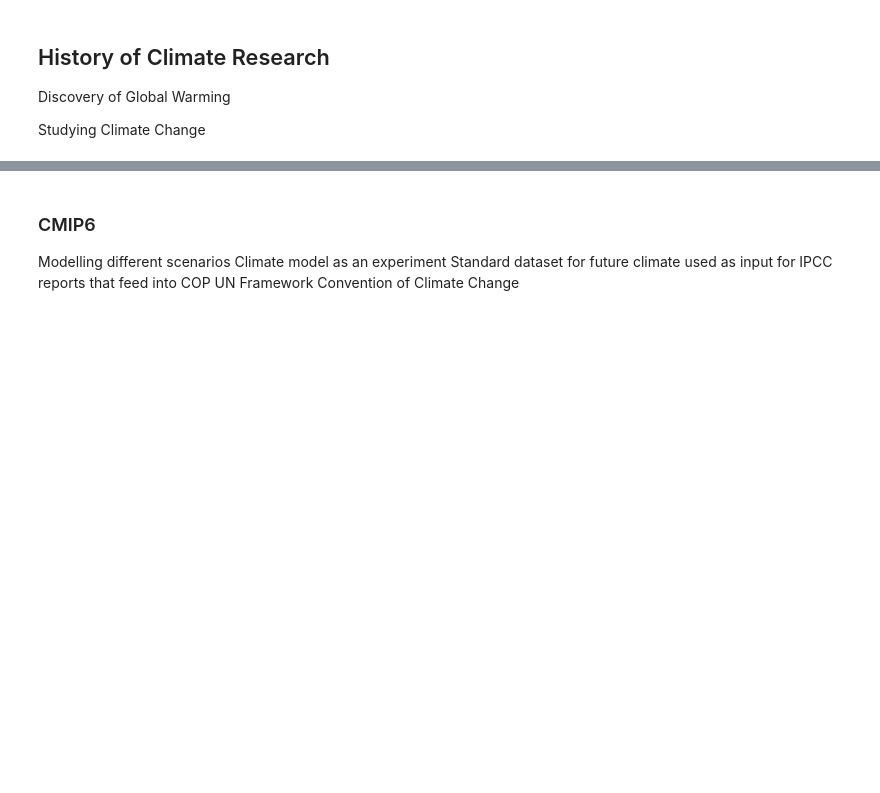
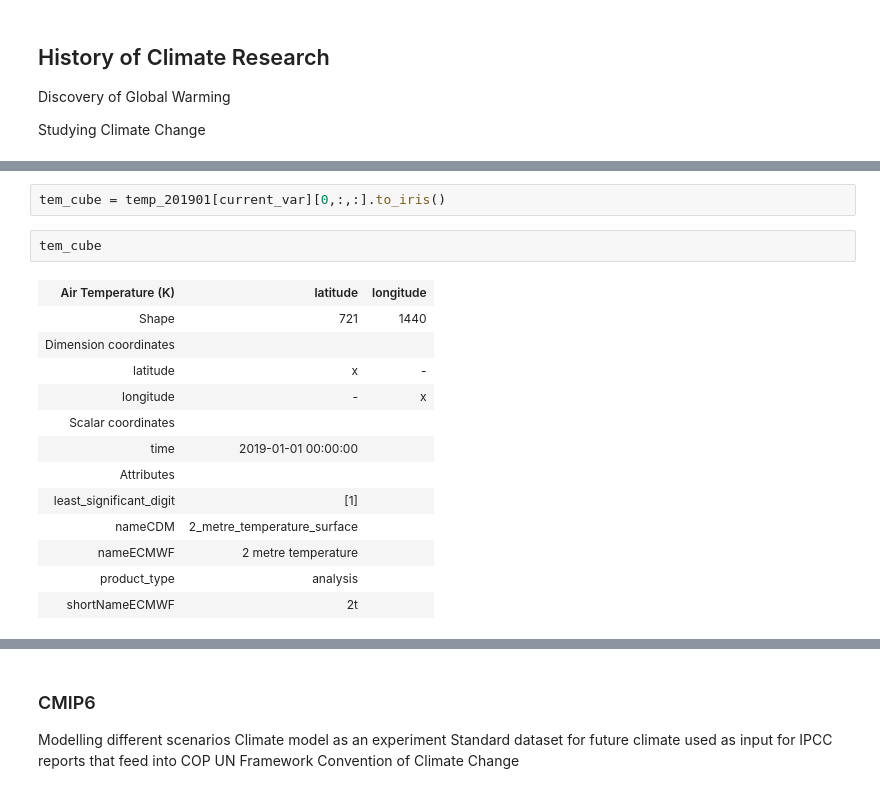
Before and after one commit to informatics-lab/UsingClimateData, a Jupyter notebook: 01_introduction_to_climate_change.ipynb, the cells around one changed output, grey strips where cells are left out. Drawn from its saved outputs; the diff is of its cells as text; blank space fills up the shorter version.

```diff
--- a/01_introduction_to_climate_change.ipynb
+++ b/01_introduction_to_climate_change.ipynb
@@ -48,0 +114,18 @@ The other source is climate climate simulations. As a starting point we use clim
+# %%
+tem_cube = temp_201901[current_var][0,:,:].to_iris()
+# %%
+tem_cube
+# %% [output]
+| Air Temperature (K) | latitude | longitude |
+| Shape | 721 | 1440 |
+| Dimension coordinates |  |  |
+| latitude | x | - |
+| longitude | - | x |
+| Scalar coordinates |  |  |
+| time | 2019-01-01 00:00:00 |  |
+| Attributes |  |  |
+| least_significant_digit | [1] |  |
+| nameCDM | 2_metre_temperature_surface |  |
+| nameECMWF | 2 metre temperature |  |
+| product_type | analysis |  |
+| shortNameECMWF | 2t |  |
```
Also changed, not shown: parts of 24 cells of this notebook.
